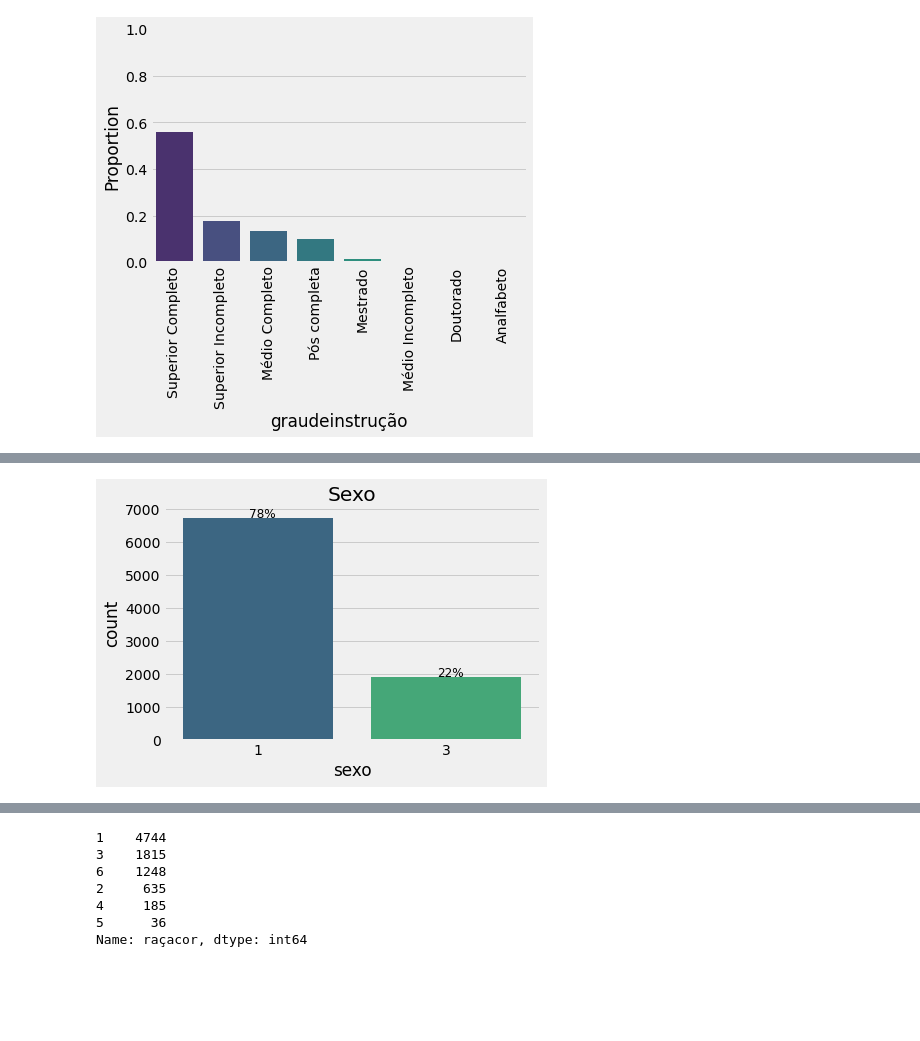
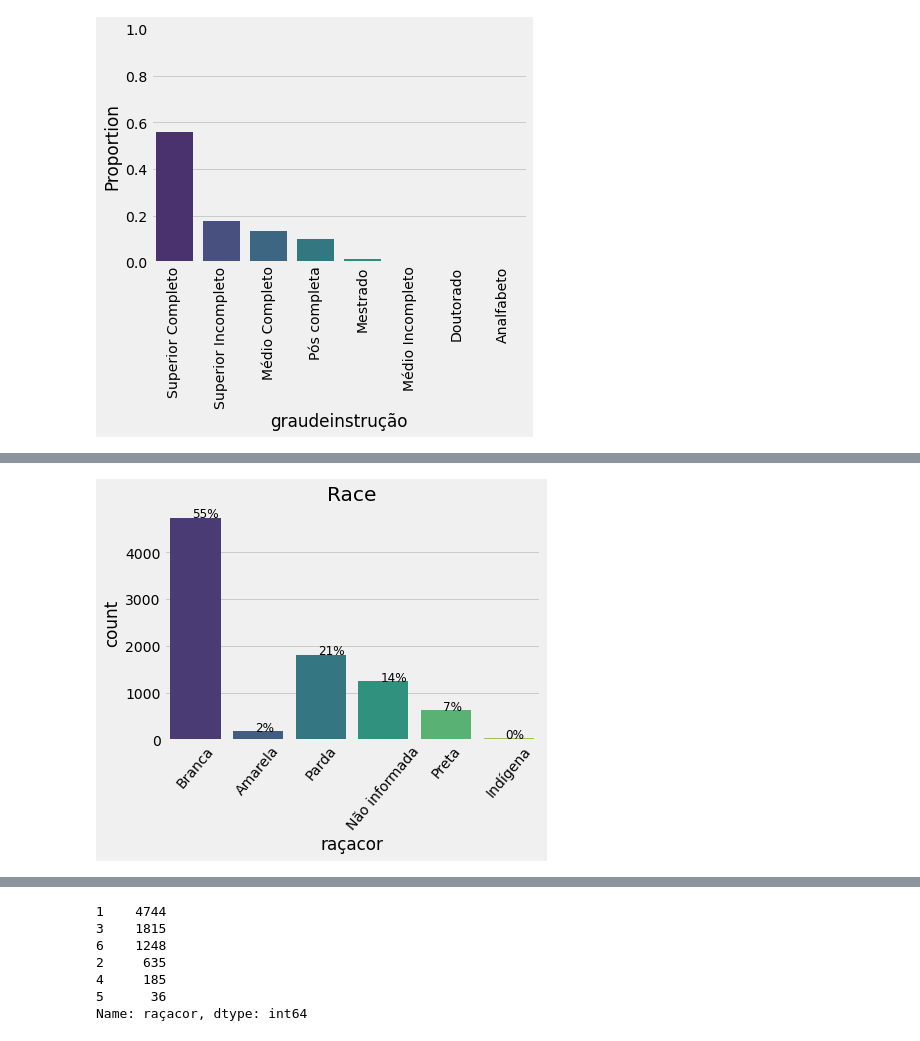
Before and after one commit to onemarcos/Tera---Salary-Prediction, a Jupyter notebook: Salary-Prediction.ipynb, the cells around one changed output, grey strips where cells are left out. Cells and saved outputs as stored; diff of their text form; code cells hidden in the pictures; blank space fills up the shorter version.

```diff
--- a/Salary-Prediction.ipynb
+++ b/Salary-Prediction.ipynb
@@ -522,6 +490,7 @@ percen(ax , df.salary)
 # %%
-ax = sns.countplot( x=df.sexo , data= df, palette='viridis')
-ax.set_title('Sexo')
-percen(ax , df.sexo)
+ax = sns.countplot( x=df.replace(label_quali).raçacor , data= df , palette='viridis')
+ax.set_title('Race')
+plt.xticks(rotation = 50)
+percen(ax , df.raçacor)
 # %% [output]
-[figure, old version]
+[figure, new version]
```
Also changed, not shown: parts of 22 cells of this notebook.
